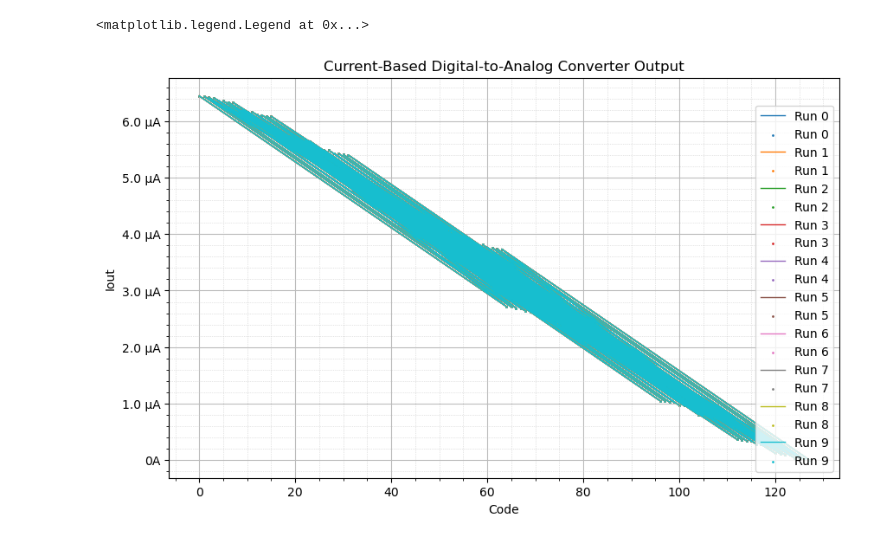
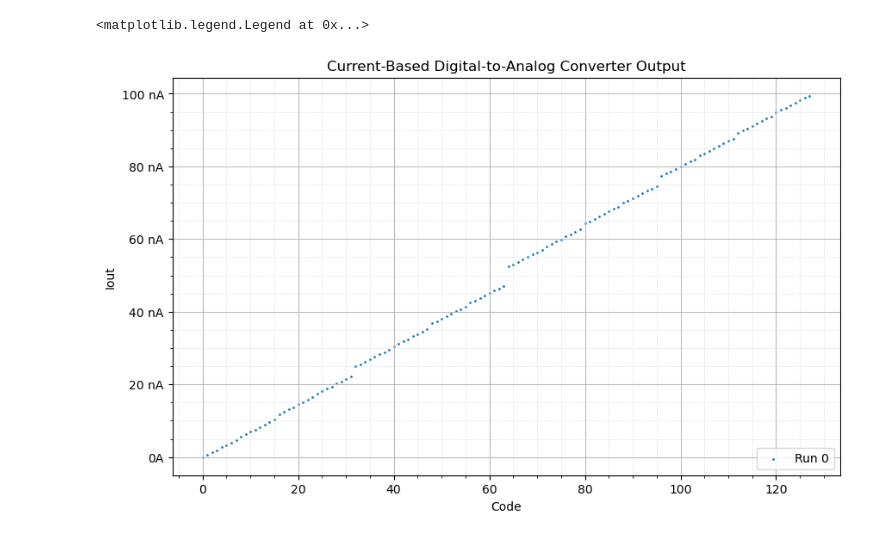
Before and after one commit to James-Jagielski/7-bit-D-A-converter-MP4-MADVLSI, a Jupyter notebook: schematics/simulations/plot_dac_mc.ipynb, the cells around one changed output. Drawn from its saved outputs; the diff is of its cells as text; code cells hidden in the pictures.

```diff
--- a/schematics/simulations/plot_dac_mc.ipynb
+++ b/schematics/simulations/plot_dac_mc.ipynb
@@ -8,28 +8,29 @@ import mc_helper
 # %%
 n_bits = 7
 mc_simulations = []
-results_dir = "M_2M_DAC/simulation_results/"
+results_dir = "ieee_DAC/simulation_results/"
+#results_dir = "M_2M_DAC/simulation_results/"
 for filename in os.listdir(results_dir):
     df = pd.read_csv(os.path.join(results_dir, filename), delimiter = "\s+")
     # print(df.head(3))
 
-    df["code"] = df["v0"] * 0
-    for bit in range(n_bits)[::-1]:
-        df["code"] = df["code"] + (df[f"v{bit}"] > 0) * 2 ** (n_bits - bit - 1)
+    df["code"] = df["v0"] * 0 # init column to all 0s
+    for bit in range(n_bits):
+        df["code"] = df["code"] + (df[f"v{bit}"] > .5*df["vdd"]) * 2 ** (n_bits - bit - 1)
         df.drop(f"v{bit}", axis = "columns", inplace = True)
     df.rename({"i(viout)": "Iout"}, axis = "columns", inplace = True)
 
     # print(df.head(10))
 
     mc_simulations.append(df)
 
 plt.figure(figsize = (10, 6))
 mc_helper.axes_labels("Code", "", "Iout", "A", "Current-Based Digital-to-Analog Converter Output")
 mc_helper.make_grids()
 for i, df_simulation in enumerate(mc_simulations):
     # plt.plot(np.array(df_simulation["code"]), np.array(df_simulation["Iout"]), linewidth = 1, label = f"Run {i}")
     plt.scatter(np.array(df_simulation["code"]), np.array(df_simulation["Iout"]), s = 1, label = f"Run {i}")
 plt.legend(loc = "lower right")
 # %% [output]
 <matplotlib.legend.Legend at 0x...>
-[figure, old version]
+[figure, new version]
```
Also changed, not shown: 2 other files.
